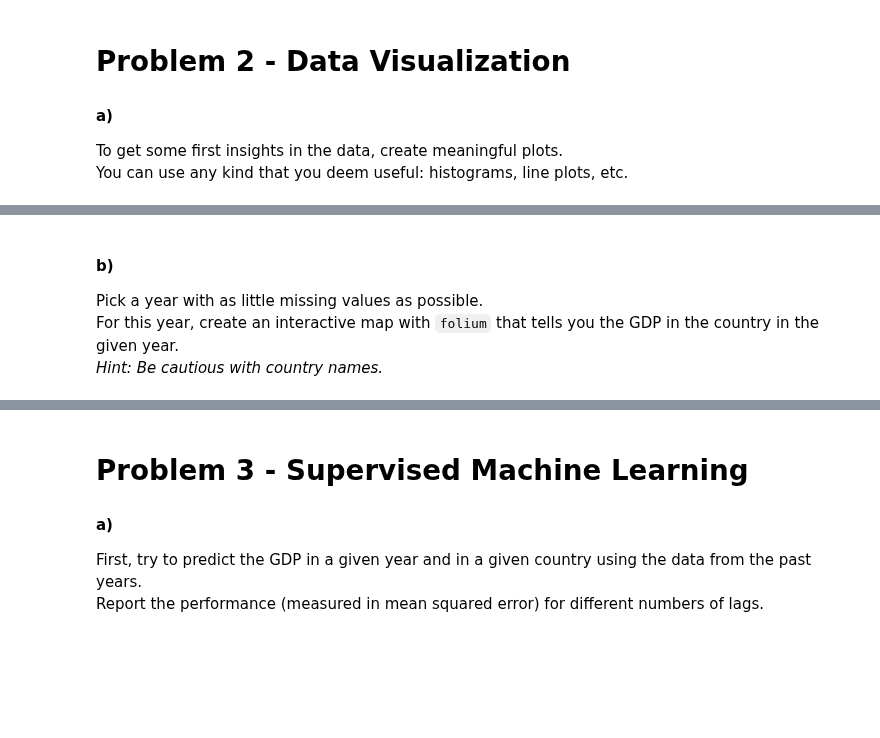
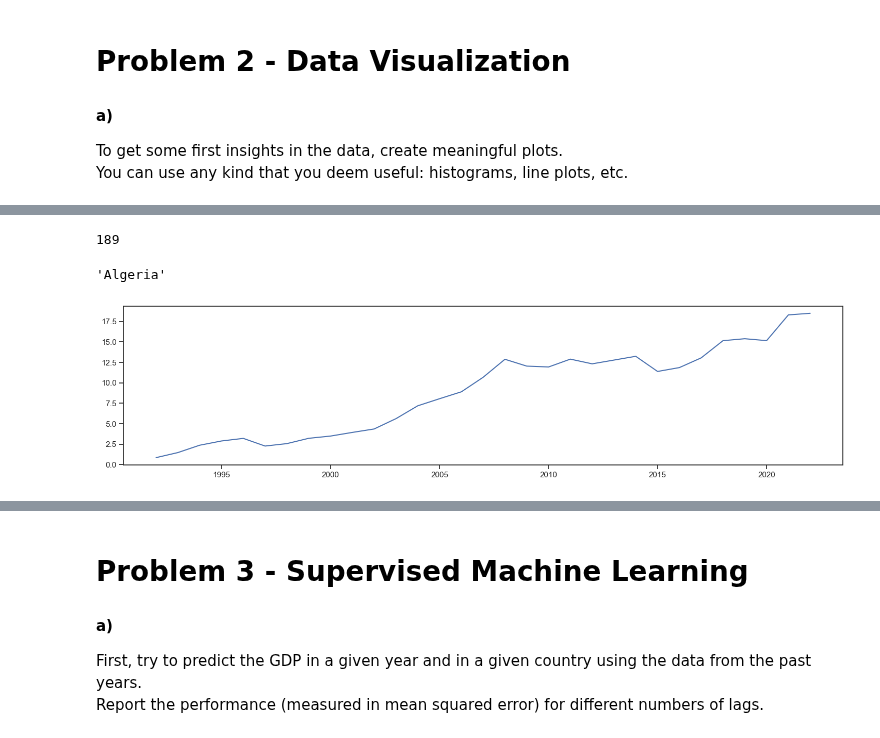
Before and after one commit to Monsieur-Bandana/data_science_clockmann, a Jupyter notebook: ClassProject2207 (1).ipynb, the cells around one changed output, grey strips where cells are left out. Drawn from its saved outputs; the diff is of its cells as text; code cells hidden in the pictures; blank space fills up the shorter version.

```diff
--- a/ClassProject2207 (1).ipynb
+++ b/ClassProject2207 (1).ipynb
@@ -141,7 +168,40 @@ You can use any kind that you deem useful: histograms, line plots, etc.
 # %%
-# Insert your code here.
+final_gdp4 = final_gdp3.drop(final_gdp3.index.to_list()[2:], axis=0)
+final_gdp4 = final_gdp4.iloc[:, :-2]
+final_gdp4.index.tolist()[0]
+len(final_gdp3.index)
+# %% [output]
+189
-# %% [markdown]
-#### b)
-Pick a year with as little missing values as possible. <br>
-For this year, create an interactive map with `folium` that tells you the GDP in the country in the given year. <br>
-*Hint: Be cautious with country names.*
+# %%
+y=final_gdp4.columns.to_list()
+x=final_gdp4.values.tolist()[0]
+x2=final_gdp4.values.tolist()[1]
+labelx = final_gdp4.index.tolist()[0]
+labelx1 = final_gdp4.index.tolist()[1]
+# %% [output]
+'Algeria'
+# %%
+i=0
+dataTable = []
+while(i<len(final_gdp4.index)):
+    label = final_gdp4.index.tolist()[i]
+    val = final_gdp4.values.tolist()[i]
+    dataTable.append([label, val])
+    i=i+1
+# %%
+plt.figure(figsize=(18, 4))
+# plt.plot(y, x, label=labelx)
+# plt.plot(y,x2, label=labelx1)
+
+y = final_gdp4.columns.to_list()
+x = final_gdp4.values.tolist()[0]
+plt.plot(y, x)
+
+while (i < len(final_gdp4.index)):
+    x = [i][1]
+    print([i][0])
+    plt.plot(y, x)
+
+# plt.legend()
+# %% [output]
+[figure, added]
```
Also changed, not shown: parts of 13 cells of this notebook, 1 other file.
